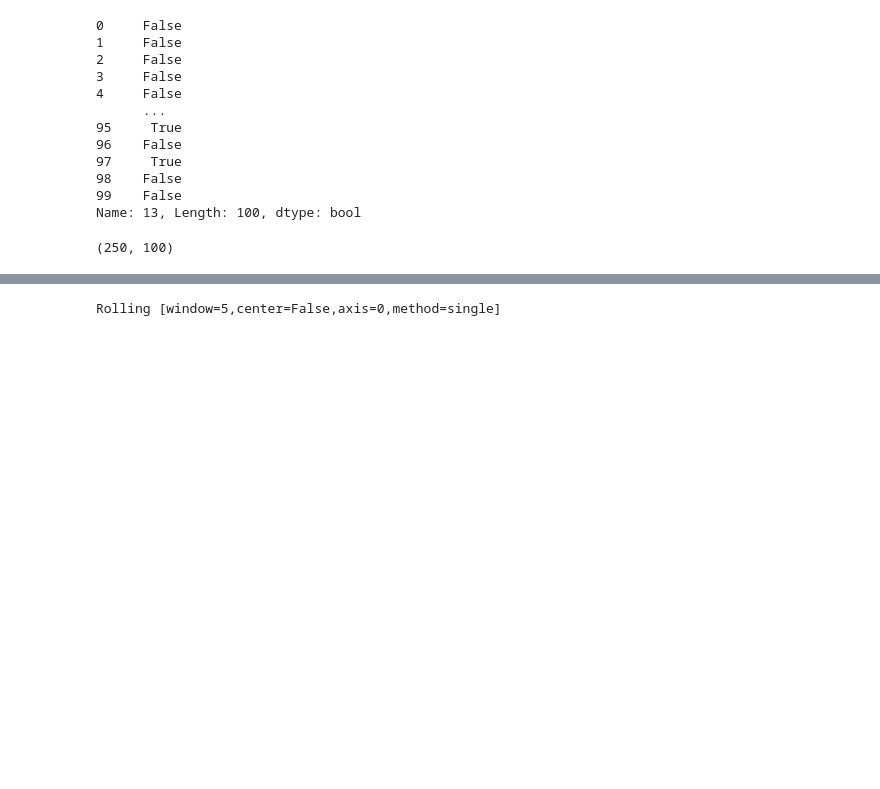
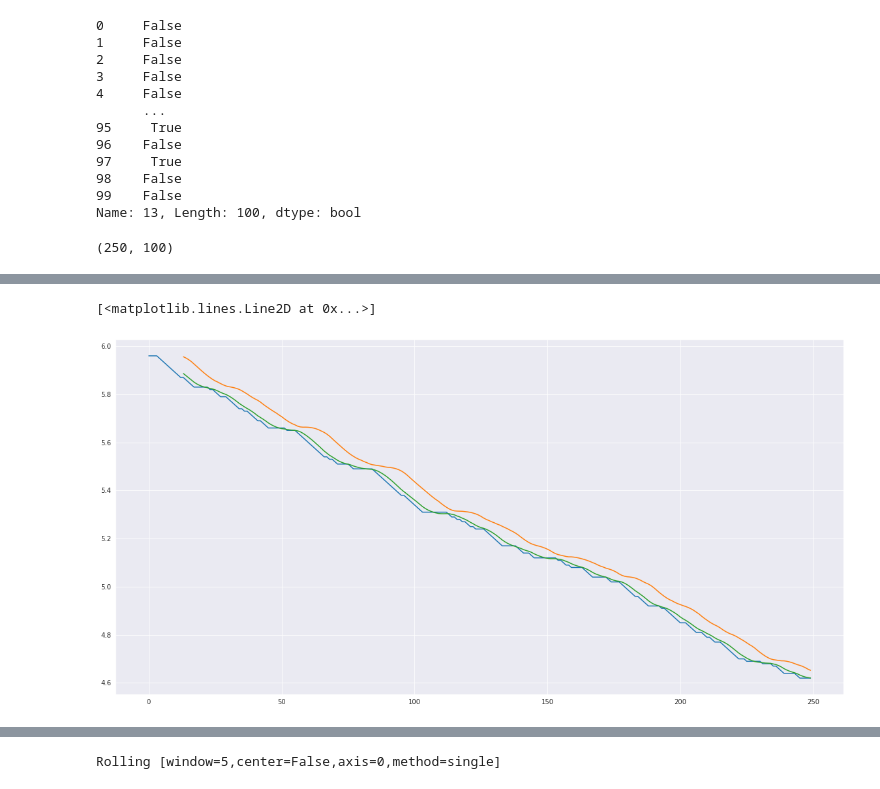
Before and after one commit to owowouwu/algothon2022, a Jupyter notebook: mean_reversion.ipynb, the cells around one changed output, grey strips where cells are left out. Cells and saved outputs as stored; diff of their text form; code cells hidden in the pictures; blank space fills up the shorter version.

```diff
--- a/mean_reversion.ipynb
+++ b/mean_reversion.ipynb
@@ -52,0 +65,8 @@ plt.plot(means[0] - stds[0])
+# %%
+plt.figure(figsize=(20,10))
+plt.plot(prcAll[60])
+plt.plot(means[60] + stds[60])
+plt.plot(means[60] - stds[60])
+# %% [output]
+[<matplotlib.lines.Line2D at 0x...>]
+[figure, added]
```
Also changed, not shown: parts of 16 cells of this notebook, 8 other files.
